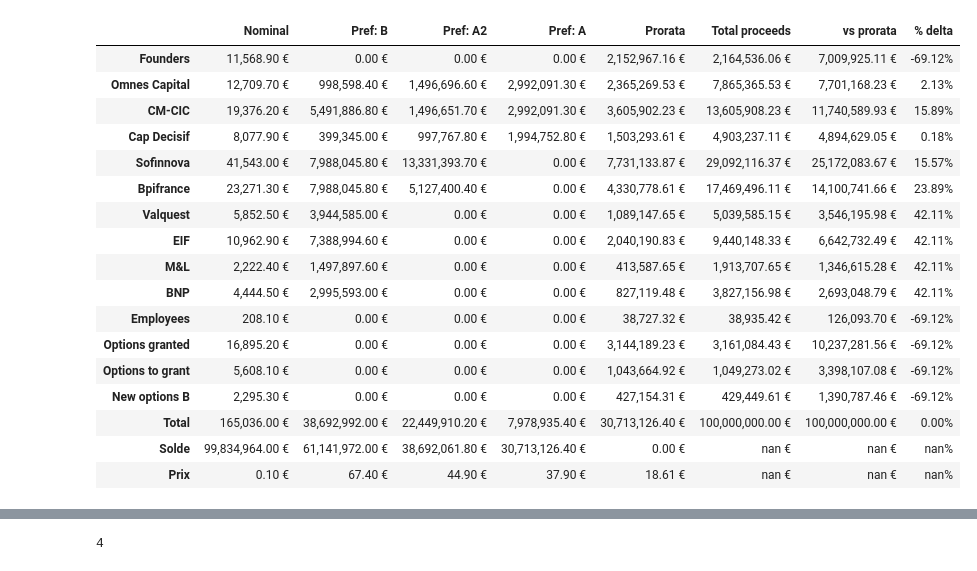
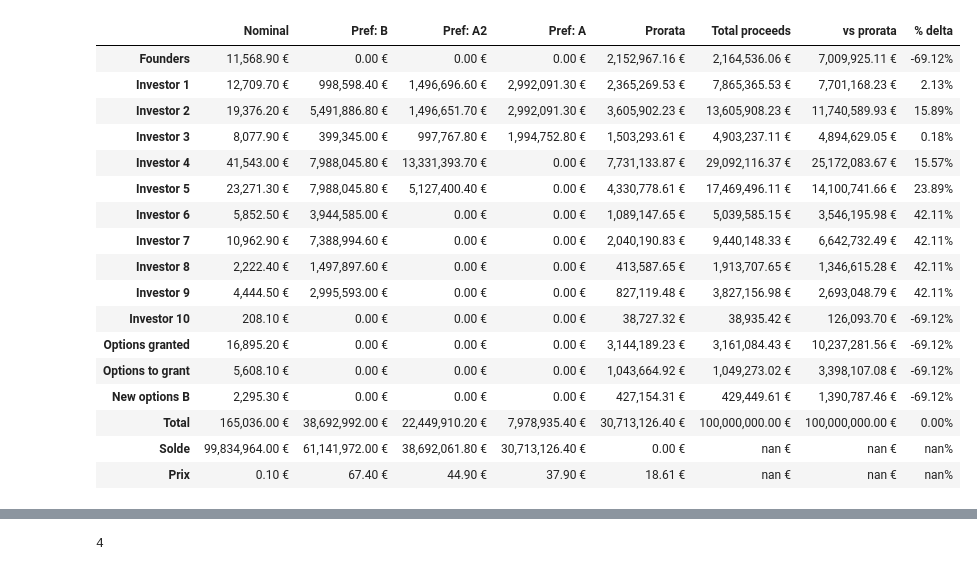
Before and after one commit to HighlightReel/projet_liquid, a Jupyter notebook: liquid_pref_options.ipynb, the cells around one changed output, grey strips where cells are left out. Saved outputs shown, nothing was run; the diff lists cells and outputs as text; code cells hidden in the pictures.

```diff
--- a/liquid_pref_options.ipynb
+++ b/liquid_pref_options.ipynb
@@ -45,9 +45,9 @@ def cap_table_function(investors, series, shares, options_holders, options_class
     return (cap_table, cap_table.style.format(format_dict))
 
 
-def liquid_pref_function(cap_table, series, investors, options_holders, options_class, first_step, Galion_rate, multiples_pref, participating, shares_prices, sale_price):
+def liquid_pref_function(cap_table, series, investors, options_holders, options_class, first_step, carve_out_rate, multiples_pref, participating, shares_prices, sale_price):
 
-    first_step_item = first_step + (first_step == "Galion")*(": " + str(Galion_rate) + "%")
+    first_step_item = first_step + (first_step == "Carve-out")*(": " + str(carve_out_rate) + "%")
 
     liquid_pref_steps = [first_step_item]
     for i in range (len(series)-1):
@@ -69,8 +69,8 @@ def liquid_pref_function(cap_table, series, investors, options_holders, options_
         price_step = shares_prices[0]
         price_step_list.append(price_step)
         liquid_pref[liquid_pref_steps[0]] = cap_table["Total FD"] * price_step
-    elif (first_step == "Galion"):
-        price_step = Galion_rate/100 * sale_price / cap_table.at["Total", "Total FD"]
+    elif (first_step == "Carve-out"):
+        price_step = carve_out_rate/100 * sale_price / cap_table.at["Total", "Total FD"]
         price_step_list.append(price_step)
         liquid_pref[liquid_pref_steps[0]] = cap_table["Total FD"] * price_step
     else:
@@ -190,28 +190,28 @@ cap_table_styled
 # %%
 #input liquid pref
 first_step = "Nominal" # equal Nominal or Galion
-Galion_rate = 20
+carve_out_rate = 20
 multiples_pref = [1,1,1]
 participating = True
 shares_prices = [0.1,38,45,67.5]
 options_prices = [45, 67.5]
 sale_price = 100000000
 
-liquid_pref, liquid_pref_styled = liquid_pref_function(cap_table, series, investors, options_holders, options_class, first_step, Galion_rate, multiples_pref, participating, shares_prices, sale_price)
+liquid_pref, liquid_pref_styled = liquid_pref_function(cap_table, series, investors, options_holders, options_class, first_step, carve_out_rate, multiples_pref, participating, shares_prices, sale_price)
 liquid_pref_styled
 # %% [output]
 |  | Nominal | Pref: B | Pref: A2 | Pref: A | Prorata | Total proceeds | vs prorata | % delta |
 | Founders | 11,568.90 € | 0.00 € | 0.00 € | 0.00 € | 2,152,967.16 € | 2,164,536.06 € | 7,009,925.11 € | -69.12% |
-| Omnes Capital | 12,709.70 € | 998,598.40 € | 1,496,696.60 € | 2,992,091.30 € | 2,365,269.53 € | 7,865,365.53 € | 7,701,168.23 € | 2.13% |
-| CM-CIC | 19,376.20 € | 5,491,886.80 € | 1,496,651.70 € | 2,992,091.30 € | 3,605,902.23 € | 13,605,908.23 € | 11,740,589.93 € | 15.89% |
-| Cap Decisif | 8,077.90 € | 399,345.00 € | 997,767.80 € | 1,994,752.80 € | 1,503,293.61 € | 4,903,237.11 € | 4,894,629.05 € | 0.18% |
-| Sofinnova | 41,543.00 € | 7,988,045.80 € | 13,331,393.70 € | 0.00 € | 7,731,133.87 € | 29,092,116.37 € | 25,172,083.67 € | 15.57% |
-| Bpifrance | 23,271.30 € | 7,988,045.80 € | 5,127,400.40 € | 0.00 € | 4,330,778.61 € | 17,469,496.11 € | 14,100,741.66 € | 23.89% |
-| Valquest | 5,852.50 € | 3,944,585.00 € | 0.00 € | 0.00 € | 1,089,147.65 € | 5,039,585.15 € | 3,546,195.98 € | 42.11% |
-| EIF | 10,962.90 € | 7,388,994.60 € | 0.00 € | 0.00 € | 2,040,190.83 € | 9,440,148.33 € | 6,642,732.49 € | 42.11% |
-| M&L | 2,222.40 € | 1,497,897.60 € | 0.00 € | 0.00 € | 413,587.65 € | 1,913,707.65 € | 1,346,615.28 € | 42.11% |
-| BNP | 4,444.50 € | 2,995,593.00 € | 0.00 € | 0.00 € | 827,119.48 € | 3,827,156.98 € | 2,693,048.79 € | 42.11% |
-| Employees | 208.10 € | 0.00 € | 0.00 € | 0.00 € | 38,727.32 € | 38,935.42 € | 126,093.70 € | -69.12% |
+| Investor 1 | 12,709.70 € | 998,598.40 € | 1,496,696.60 € | 2,992,091.30 € | 2,365,269.53 € | 7,865,365.53 € | 7,701,168.23 € | 2.13% |
+| Investor 2 | 19,376.20 € | 5,491,886.80 € | 1,496,651.70 € | 2,992,091.30 € | 3,605,902.23 € | 13,605,908.23 € | 11,740,589.93 € | 15.89% |
+| Investor 3 | 8,077.90 € | 399,345.00 € | 997,767.80 € | 1,994,752.80 € | 1,503,293.61 € | 4,903,237.11 € | 4,894,629.05 € | 0.18% |
+| Investor 4 | 41,543.00 € | 7,988,045.80 € | 13,331,393.70 € | 0.00 € | 7,731,133.87 € | 29,092,116.37 € | 25,172,083.67 € | 15.57% |
+| Investor 5 | 23,271.30 € | 7,988,045.80 € | 5,127,400.40 € | 0.00 € | 4,330,778.61 € | 17,469,496.11 € | 14,100,741.66 € | 23.89% |
+| Investor 6 | 5,852.50 € | 3,944,585.00 € | 0.00 € | 0.00 € | 1,089,147.65 € | 5,039,585.15 € | 3,546,195.98 € | 42.11% |
+| Investor 7 | 10,962.90 € | 7,388,994.60 € | 0.00 € | 0.00 € | 2,040,190.83 € | 9,440,148.33 € | 6,642,732.49 € | 42.11% |
+| Investor 8 | 2,222.40 € | 1,497,897.60 € | 0.00 € | 0.00 € | 413,587.65 € | 1,913,707.65 € | 1,346,615.28 € | 42.11% |
+| Investor 9 | 4,444.50 € | 2,995,593.00 € | 0.00 € | 0.00 € | 827,119.48 € | 3,827,156.98 € | 2,693,048.79 € | 42.11% |
+| Investor 10 | 208.10 € | 0.00 € | 0.00 € | 0.00 € | 38,727.32 € | 38,935.42 € | 126,093.70 € | -69.12% |
 | Options granted | 16,895.20 € | 0.00 € | 0.00 € | 0.00 € | 3,144,189.23 € | 3,161,084.43 € | 10,237,281.56 € | -69.12% |
 | Options to grant | 5,608.10 € | 0.00 € | 0.00 € | 0.00 € | 1,043,664.92 € | 1,049,273.02 € | 3,398,107.08 € | -69.12% |
 | New options B | 2,295.30 € | 0.00 € | 0.00 € | 0.00 € | 427,154.31 € | 429,449.61 € | 1,390,787.46 € | -69.12% |
```
Also changed, not shown: parts of 6 cells of this notebook, 8 other files.
